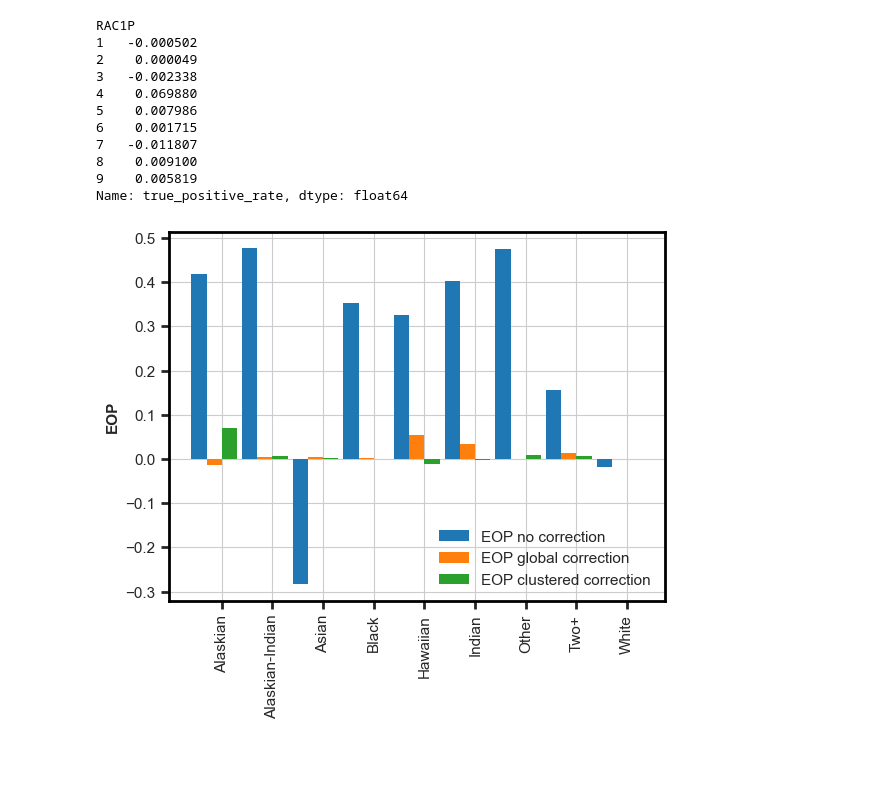
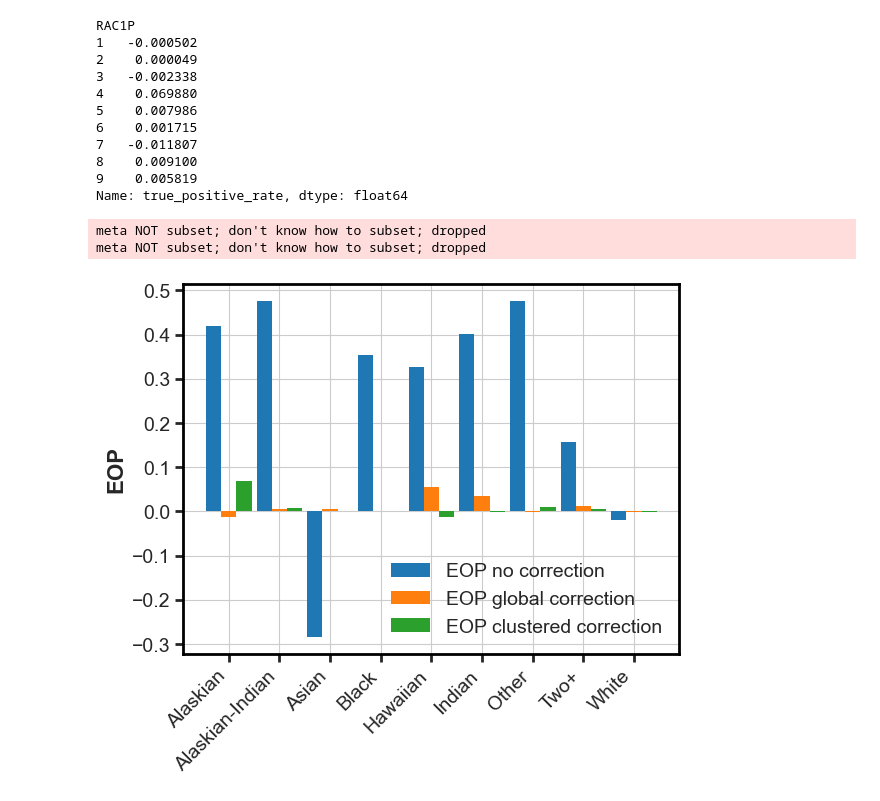
Before and after one commit to ruggieris/DD, a Jupyter notebook: notebooks/dd_ACSIncome_Yule.ipynb, the cells around one changed output. Saved outputs shown, nothing was run; the diff lists cells and outputs as text; code cells hidden in the pictures; blank space fills up the shorter version.

```diff
--- a/notebooks/dd_ACSIncome_Yule.ipynb
+++ b/notebooks/dd_ACSIncome_Yule.ipynb
@@ -25,8 +25,8 @@ import dd
 
 # general settings
 plt.style.use('seaborn-whitegrid')
-plt.rc('font', size=11)
-plt.rc('legend', fontsize=11)
+plt.rc('font', size=14)
+plt.rc('legend', fontsize=14)
 plt.rc('lines', linewidth=2)
 plt.rc('axes', linewidth=2)
 plt.rc('axes', edgecolor='k')
@@ -561,14 +575,15 @@ Name: true_positive_rate, dtype: float64
 # %%
 X_axis = np.arange(len(pretty_rac1p))
 pos = np.argsort(pretty_rac1p)
-plt.bar(X_axis - 0.45, np.array(summary_b.overall-summary_b.by_group)[pos], 0.3, label='EOP no correction')
-plt.bar(X_axis - 0.15, np.array(summary_a.overall-summary_a.by_group)[pos], 0.3, label='EOP global correction')
-plt.bar(X_axis + 0.15, np.array(summary_c.overall-summary_c.by_group)[pos], 0.3, label='EOP clustered correction')
-plt.xticks(X_axis, sorted(pretty_rac1p))
-plt.xticks(rotation=90)
+plt.bar(X_axis - 0.30, np.array(summary_b.overall-summary_b.by_group)[pos], 0.3, label='EOP no correction')
+plt.bar(X_axis - 0.00, np.array(summary_a.overall-summary_a.by_group)[pos], 0.3, label='EOP global correction')
+plt.bar(X_axis + 0.30, np.array(summary_c.overall-summary_c.by_group)[pos], 0.3, label='EOP clustered correction')
+plt.xticks(X_axis, sorted(pretty_rac1p), rotation = 45, ha="right")
 plt.legend(loc=4)
-plt.ylabel("EOP", fontweight="bold")
-#plt.savefig('fig0.pdf', bbox_inches='tight', dpi=400)
+plt.ylabel("EOP", fontweight="bold", fontsize=16)
+plt.savefig('fig0.pdf', bbox_inches='tight', dpi=400)
 plt.show()
 # %% [output]
+meta NOT subset; don't know how to subset; dropped
+meta NOT subset; don't know how to subset; dropped
-[figure, old version]
+[figure, new version]
```
Also changed, not shown: parts of 6 cells of this notebook.
